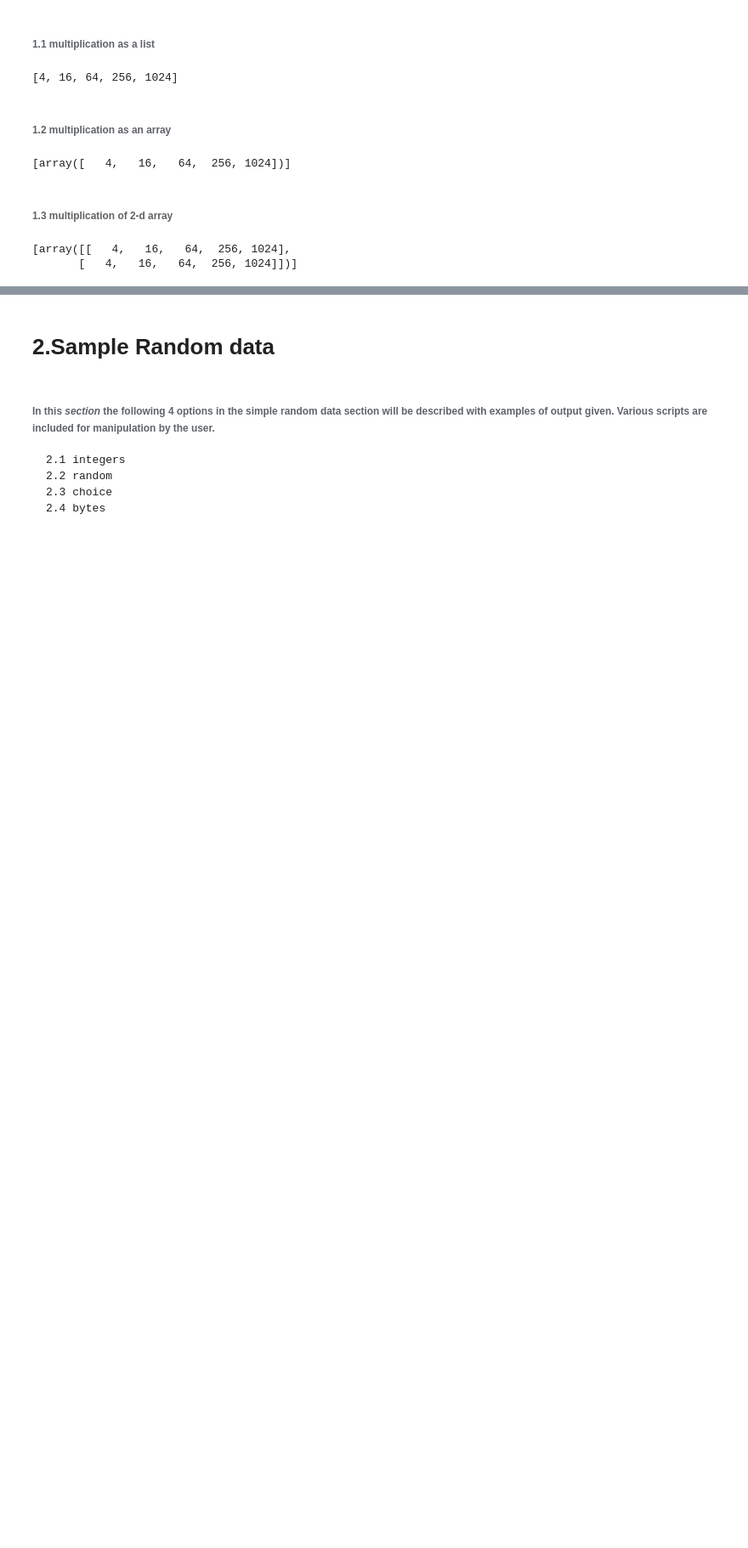
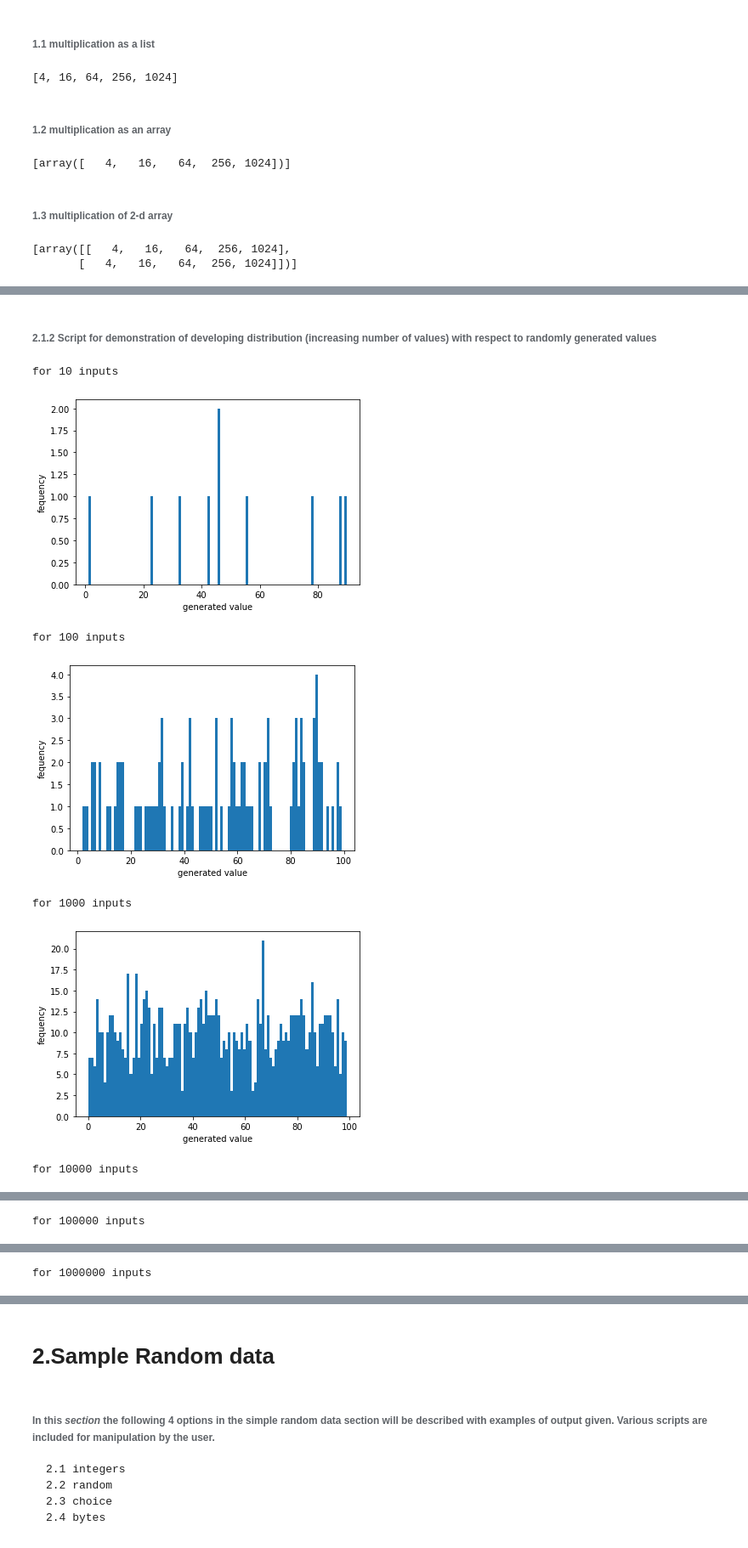
Before and after one commit to Jonathangmit/numpy-random-assignment, a Jupyter notebook: numpy-assignment.ipynb, the cells around one changed output, grey strips where cells are left out. Shown: that part at 85% size. Saved outputs shown, nothing was run; the diff lists cells and outputs as text; code cells hidden in the pictures; blank space fills up the shorter version.

Commit message:
tidy up and look at np.random

```diff
--- a/numpy-assignment.ipynb
+++ b/numpy-assignment.ipynb
@@ -52,0 +66,23 @@ print(c)
+# %% [markdown]
+ ###### 2.1.2 Script for demonstration of developing distribution (increasing number of values) with respect to randomly generated values
+# %%
+import numpy as np
+rng = np.random.default_rng()
+import matplotlib.pyplot as plt
+x=10
+while x <= 1000000:
+    n = rng.integers(100, size=x)
+    plt.hist(n,bins=100)
+    plt.xlabel('generated value')
+    plt.ylabel('fequency')
+    print("for", str(x), "inputs")
+    plt.show()
+    x=x*10
+# %% [output]
+for 10 inputs
+[figure, added]
+for 100 inputs
+[figure, added]
+for 1000 inputs
+[figure, added]
+for 10000 inputs
@@ -52,0 +90 @@ print(c)
+for 100000 inputs
@@ -52,0 +92 @@ print(c)
+for 1000000 inputs
```
Also changed, not shown: parts of 11 cells of this notebook.
